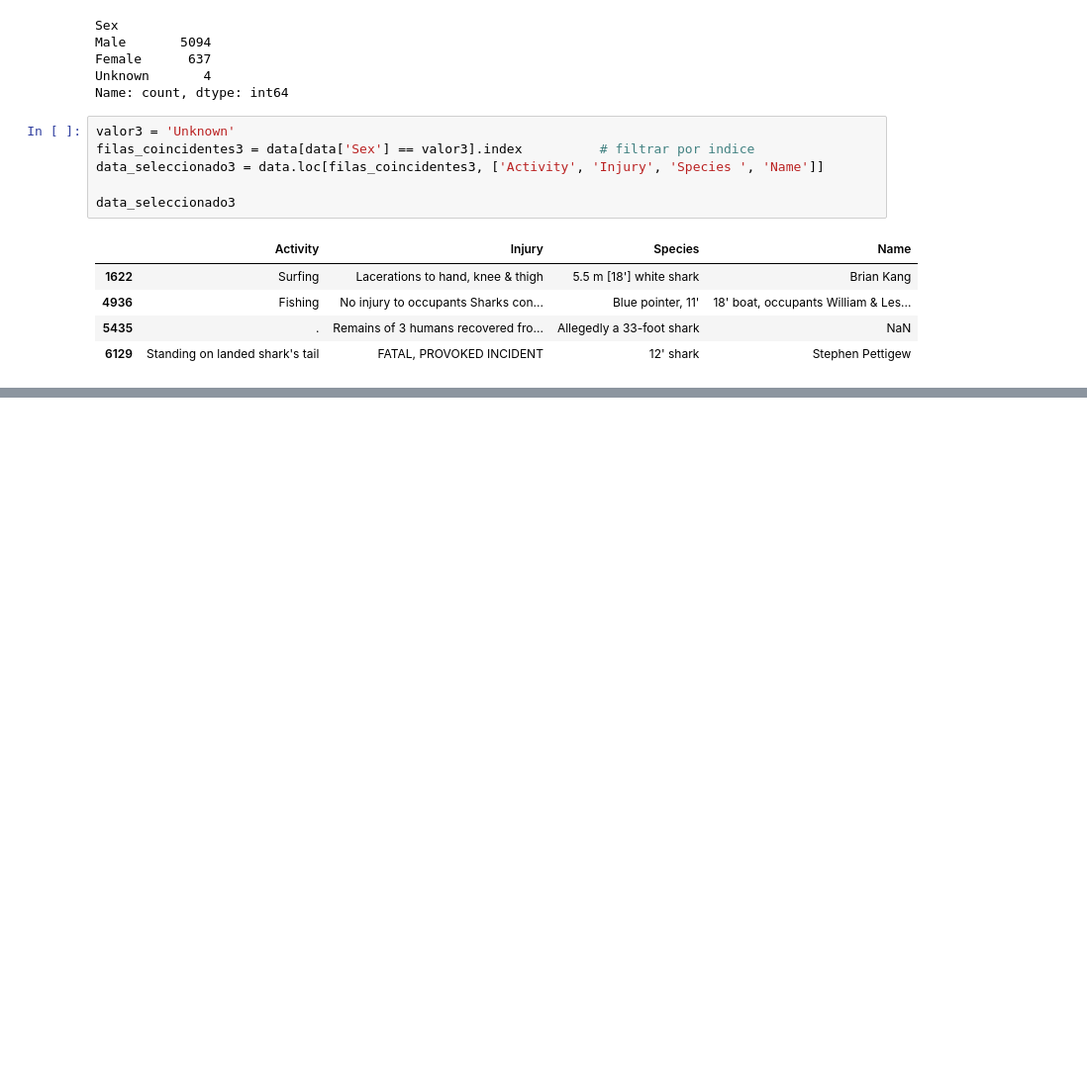
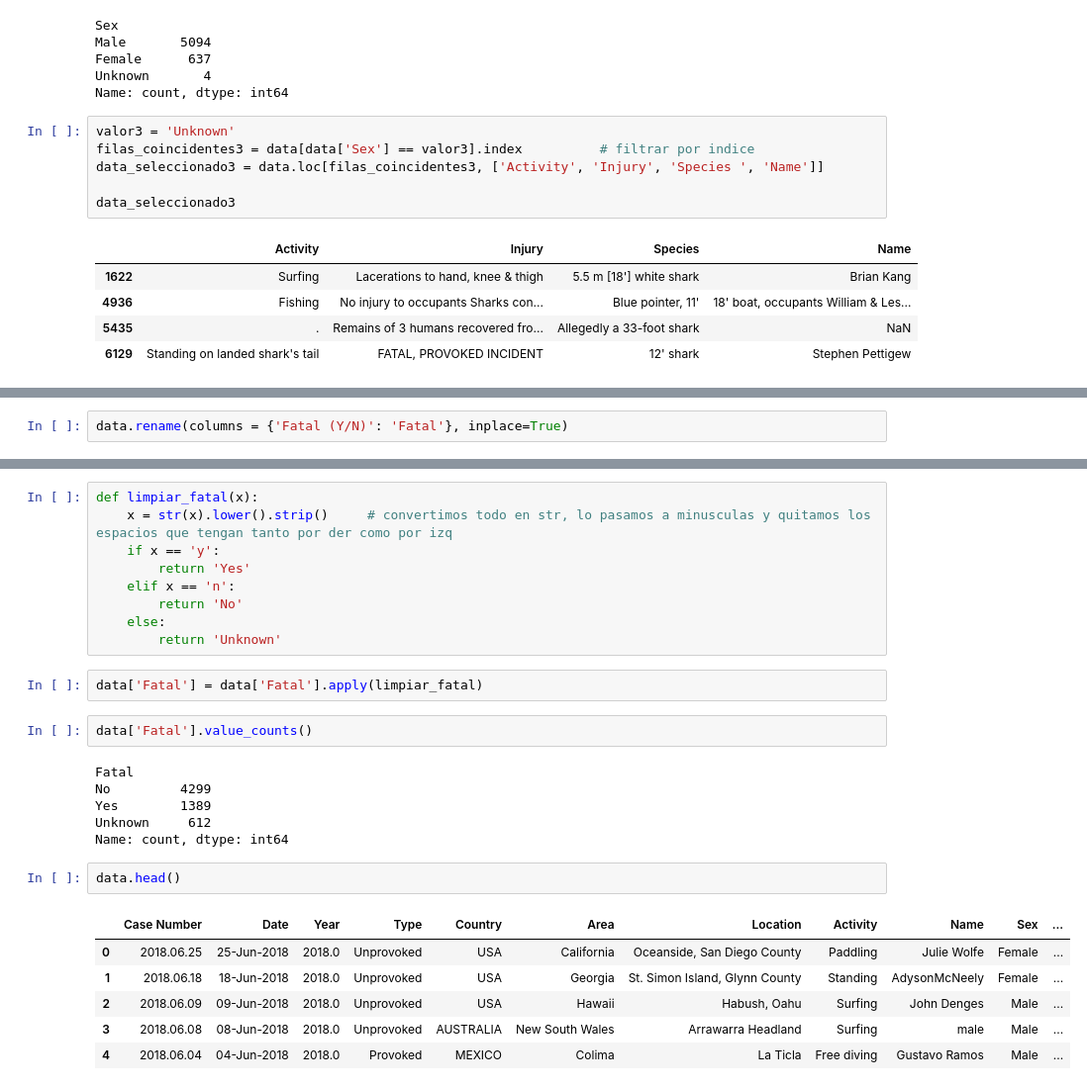
Before and after one commit to JuanGouveia/Pandas-Project, a Jupyter notebook: your-code/main.ipynb, the cells around one changed output, grey strips where cells are left out. Shown at 99% size. Saved outputs shown, nothing was run; the diff lists cells and outputs as text; blank space fills up the shorter version.

```diff
--- a/your-code/main.ipynb
+++ b/your-code/main.ipynb
@@ -233,0 +285,2 @@ data_seleccionado3
+# %%
+data.rename(columns = {'Fatal (Y/N)': 'Fatal'}, inplace=True)
@@ -233,0 +300,28 @@ data_seleccionado3
+# %%
+def limpiar_fatal(x):
+    x = str(x).lower().strip()     # convertimos todo en str, lo pasamos a minusculas y quitamos los espacios que tengan tanto por der como por izq
+    if x == 'y':
+        return 'Yes'
+    elif x == 'n':
+        return 'No'
+    else:
+        return 'Unknown'
+# %%
+data['Fatal'] = data['Fatal'].apply(limpiar_fatal)
+# %%
+data['Fatal'].value_counts()
+# %% [output]
+Fatal
+No         4299
+Yes        1389
+Unknown     612
+Name: count, dtype: int64
+# %%
+data.head()
+# %% [output]
+|  | Case Number | Date | Year | Type | Country | Area | Location | Activity | Name | Sex | ... |
+| 0 | 2018.06.25 | 25-Jun-2018 | 2018.0 | Unprovoked | USA | California | Oceanside, San Diego County | Paddling | Julie Wolfe | Female | ... |
+| 1 | 2018.06.18 | 18-Jun-2018 | 2018.0 | Unprovoked | USA | Georgia | St. Simon Island, Glynn County | Standing | AdysonMcNeely | Female | ... |
+| 2 | 2018.06.09 | 09-Jun-2018 | 2018.0 | Unprovoked | USA | Hawaii | Habush, Oahu | Surfing | John Denges | Male | ... |
+| 3 | 2018.06.08 | 08-Jun-2018 | 2018.0 | Unprovoked | AUSTRALIA | New South Wales | Arrawarra Headland | Surfing | male | Male | ... |
+| 4 | 2018.06.04 | 04-Jun-2018 | 2018.0 | Provoked | MEXICO | Colima | La Ticla | Free diving | Gustavo Ramos | Male | ... |
```
Also changed, not shown: parts of 23 cells of this notebook.
